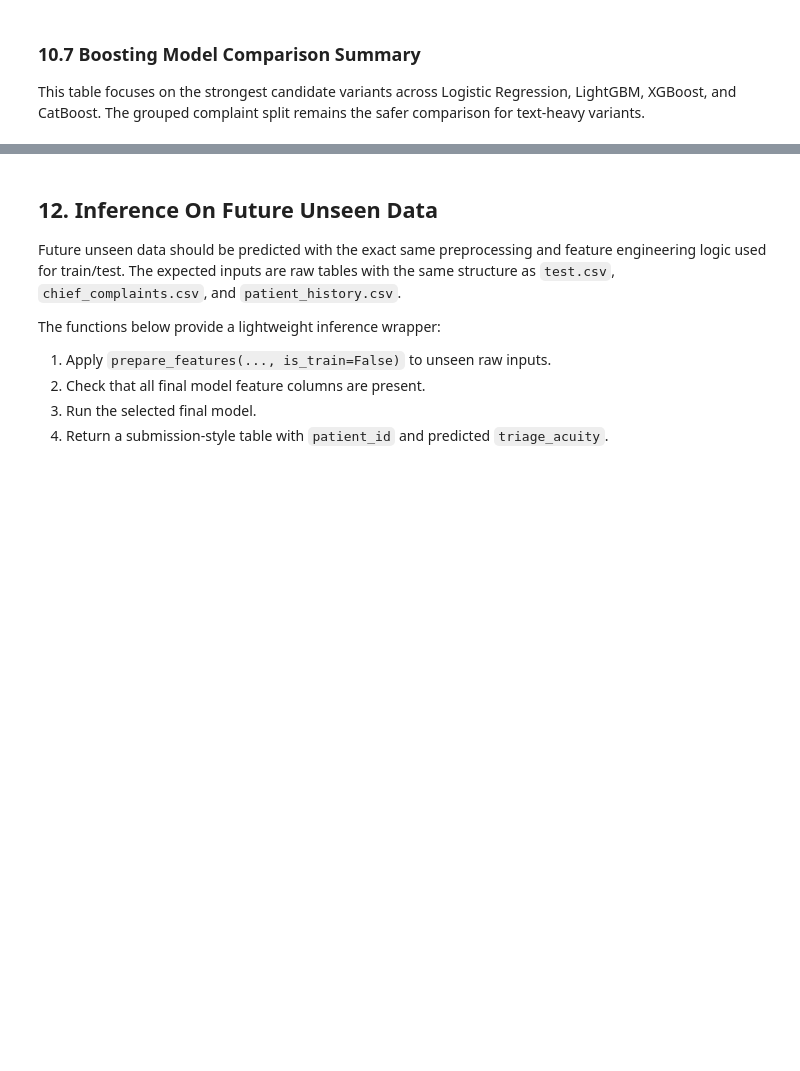
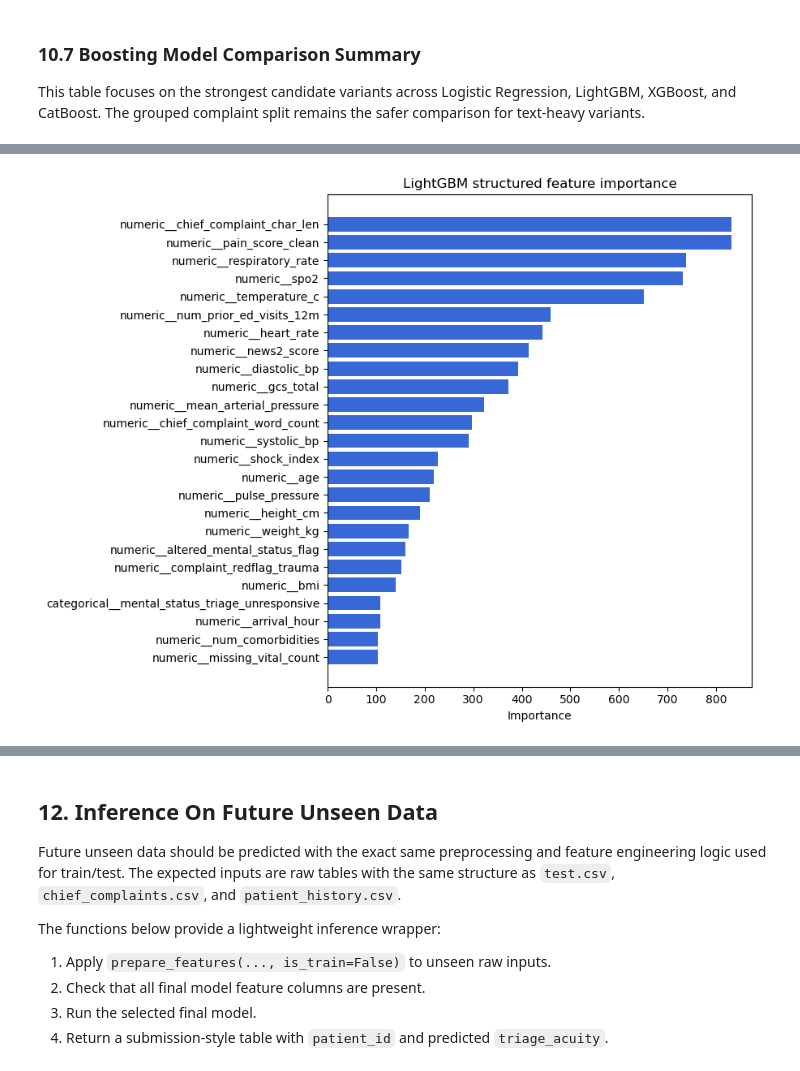
Before and after one commit to linda1l/Triagegeist, a Jupyter notebook: Triagegeist.ipynb, the cells around one changed output, grey strips where cells are left out. Drawn from its saved outputs; the diff is of its cells as text; code cells hidden in the pictures; blank space fills up the shorter version.

```diff
--- a/Triagegeist.ipynb
+++ b/Triagegeist.ipynb
@@ -2539,8 +2974,5 @@ Final feature count: 21
 # %%
-final_pipeline = make_model_pipeline(final_model_name, final_feature_columns) if final_model_name != "Logistic Regression" else make_logistic_pipeline(final_feature_columns)
-fit_pipeline_for_model(final_pipeline, final_model_name, train_processed[final_feature_columns], y_model) if final_model_name != "Logistic Regression" else final_pipeline.fit(train_processed[final_feature_columns], y_model)
-
-test_predictions = predict_pipeline_for_model(final_pipeline, final_model_name, test_processed[final_feature_columns]) if final_model_name != "Logistic Regression" else final_pipeline.predict(test_processed[final_feature_columns]).astype(int)
+test_predictions = final_pipeline.predict(test_processed[final_feature_columns]).astype(int)
 submission = pd.DataFrame(
     {
         ID_COL: test_processed[ID_COL],
@@ -2554,9 +2986,21 @@ submission.to_csv(submission_path, index=False)
 submission_summary = submission[TARGET_COL].value_counts().sort_index().rename_axis(TARGET_COL).reset_index(name="count")
 submission_summary["percent"] = submission_summary["count"].div(len(submission)).map(pct)
 
+train_distribution = train_processed[TARGET_COL].value_counts(normalize=True).sort_index()
+submission_distribution = submission[TARGET_COL].value_counts(normalize=True).sort_index()
+distribution_check = pd.DataFrame(
+    {
+        TARGET_COL: [1, 2, 3, 4, 5],
+        "train_percent": [train_distribution.get(label, 0.0) * 100 for label in [1, 2, 3, 4, 5]],
+        "submission_percent": [submission_distribution.get(label, 0.0) * 100 for label in [1, 2, 3, 4, 5]],
+    }
+)
+distribution_check["delta_percentage_points"] = distribution_check["submission_percent"] - distribution_check["train_percent"]
+
 print(f"Wrote submission to: {submission_path}")
 display(submission.head())
 display(submission_summary)
+display(distribution_check.round(3))
 # %% [output]
 Wrote submission to: /Users/zhewang/Desktop/Triagegeist/submission.csv
 |  | patient_id | triage_acuity |
@@ -2573,0 +3028,72 @@ Wrote submission to: /Users/zhewang/Desktop/Triagegeist/submission.csv
+# %%
+def get_preprocessed_feature_names(preprocessor):
+    try:
+        return preprocessor.get_feature_names_out()
+    except Exception:
+        feature_names = []
+        for name, transformer, columns in preprocessor.transformers_:
+            if name == "remainder" and transformer == "drop":
+                continue
+            if hasattr(transformer, "get_feature_names_out"):
+                try:
+                    feature_names.extend(transformer.get_feature_names_out(columns))
+                except TypeError:
+                    feature_names.extend(transformer.get_feature_names_out())
+            elif isinstance(columns, str):
+                feature_names.append(columns)
+            else:
+                feature_names.extend(columns)
+        return np.asarray(feature_names)
+
+
+importance_output_dir = PROCESSED_DIR / "model_importance"
+importance_output_dir.mkdir(parents=True, exist_ok=True)
+
+lgbm_importance_params = best_tuned_params.get(("LightGBM", "full non-text structured"), {})
+lgbm_importance_pipeline = make_pipeline_with_params("LightGBM", structured_spec["columns"], params=lgbm_importance_params)
+fit_pipeline_for_model(lgbm_importance_pipeline, "LightGBM", train_processed[structured_spec["columns"]], y_model)
+lgbm_feature_names = get_preprocessed_feature_names(lgbm_importance_pipeline.named_steps["preprocessor"])
+lgbm_feature_importance = pd.DataFrame(
+    {
+        "feature": lgbm_feature_names,
+        "importance": lgbm_importance_pipeline.named_steps["model"].feature_importances_,
+    }
+).sort_values("importance", ascending=False)
+lgbm_feature_importance.to_csv(importance_output_dir / "lightgbm_feature_importance.csv", index=False)
+
+top_lgbm_importance = lgbm_feature_importance.head(25).iloc[::-1]
+plt.figure(figsize=(9, 7))
+plt.barh(top_lgbm_importance["feature"], top_lgbm_importance["importance"], color="#3867d6")
+plt.title("LightGBM structured feature importance")
+plt.xlabel("Importance")
+plt.tight_layout()
+plt.savefig(importance_output_dir / "lightgbm_feature_importance.png", dpi=160)
+plt.show()
+
+lr_importance_params = best_tuned_params.get(("Logistic Regression", "core + complaint text"), {})
+lr_importance_pipeline = make_pipeline_with_params("Logistic Regression", lr_text_spec["columns"], params=lr_importance_params)
+lr_importance_pipeline.fit(train_processed[lr_text_spec["columns"]], y_model)
+lr_feature_names = get_preprocessed_feature_names(lr_importance_pipeline.named_steps["preprocessor"])
+lr_mean_abs_coef = np.abs(lr_importance_pipeline.named_steps["model"].coef_).mean(axis=0)
+lr_text_feature_importance = pd.DataFrame(
+    {
+        "feature": lr_feature_names,
+        "mean_abs_coef": lr_mean_abs_coef,
+    }
+).sort_values("mean_abs_coef", ascending=False)
+lr_text_feature_importance.to_csv(importance_output_dir / "logistic_text_feature_importance.csv", index=False)
+
+top_lr_importance = lr_text_feature_importance.head(25).iloc[::-1]
+plt.figure(figsize=(9, 7))
+plt.barh(top_lr_importance["feature"], top_lr_importance["mean_abs_coef"], color="#20bf6b")
+plt.title("Logistic Regression text-model feature importance")
+plt.xlabel("Mean absolute coefficient")
+plt.tight_layout()
+plt.savefig(importance_output_dir / "logistic_text_feature_importance.png", dpi=160)
+plt.show()
+
+display(lgbm_feature_importance.head(20))
+display(lr_text_feature_importance.head(20))
+print(f"Wrote feature importance outputs to: {importance_output_dir}")
+# %% [output]
+[figure, added]
```
Also changed, not shown: parts of 18 cells of this notebook, 4 other files.
